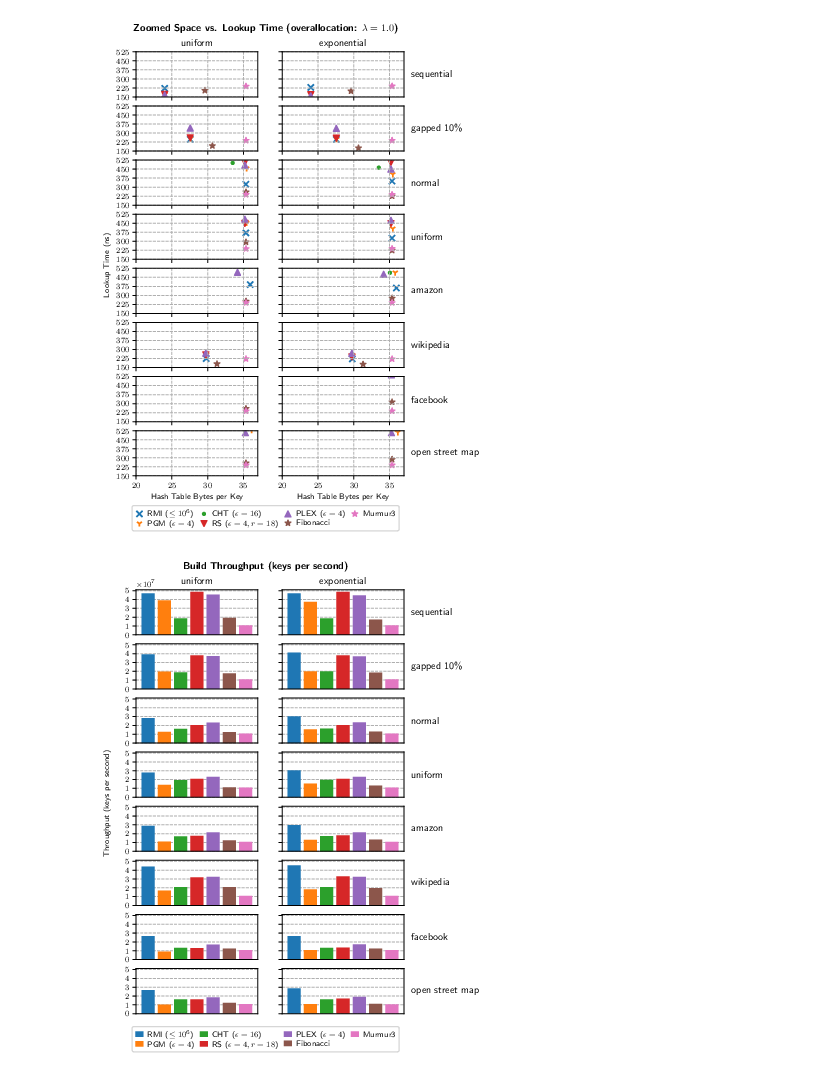
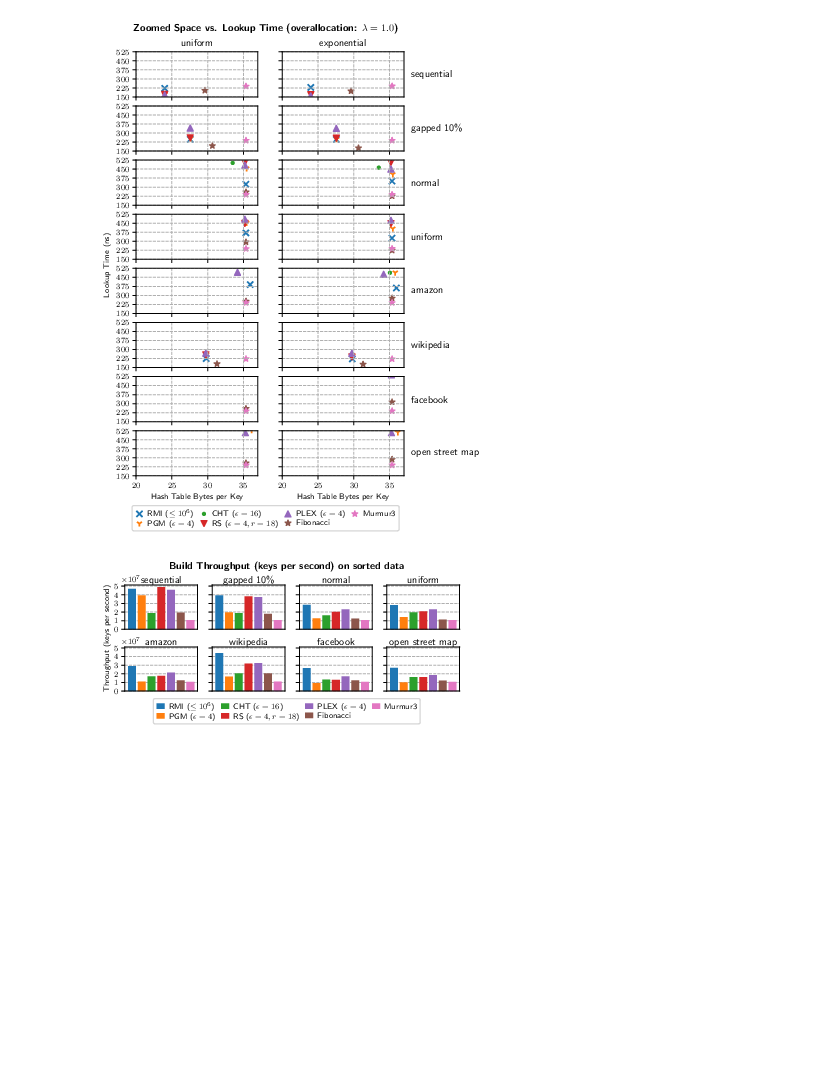
Before and after one commit to IlariaPilo/hashtable, a Jupyter notebook: results/plots_chained.ipynb, the cells around one changed output. Cells and saved outputs as stored; diff of their text form; code cells hidden in the pictures; blank space fills up the shorter version.

Commit message:
redo build throughput plot

```diff
--- a/results/plots_chained.ipynb
+++ b/results/plots_chained.ipynb
@@ -144,4 +144,11 @@ chained_df[probing_distribution] = chained_df["name"].apply(lambda x: map_probe_
 chained_df[hashtable_bytes_per_key] = chained_df.apply(lambda x: x[hashtable_bytes] / x[dataset_size], axis=1)
 chained_df[build_throughput] = chained_df.apply(lambda x: x[dataset_size] / x[build_time], axis=1)
 chained_df[[func_name, dataset, dataset_size, overallocation, probing_distribution, hashtable_bytes_per_key, hashtable_lookup, build_time, build_throughput]]
+
+unsorted_df = df[df["name"].str.startswith("BM_build")].copy(deep=True)
+unsorted_df[func_name] = unsorted_df["label"].apply(lambda x: x[0:x.find("_do_")].removeprefix("chained_"))
+unsorted_df[dataset] = unsorted_df["label"].apply(lambda x : x.split(":")[1])
+unsorted_df[dataset_order] = unsorted_df[dataset].apply(get_dataset_order)
+unsorted_df[build_throughput] = unsorted_df.apply(lambda x: x[dataset_size] / x[build_time], axis=1)
+unsorted_df[[func_name, dataset, dataset_size, overallocation, build_time, build_throughput]]
 # %% [output]
@@ -441,66 +448,54 @@ plot_chained_pareto(chained_df, overalloc=1.0, dims=[(20, 37), (150, 525)], tick
 # %% [output]
 [figure]
 # %%
-def plot_chained_build_times(data, overalloc=1.0):
-    rows = 8
-    cols = 2
+def plot_chained_build_times(data, is_sorted, overalloc=1.0):
+    rows = 2
+    cols = 4
 
-    fig, axs = plt.subplots(rows, cols, figsize=(fig_width*0.8, fig_height*rows*0.65), sharex=True, sharey=True)
+    fig, axs = plt.subplots(rows, cols, figsize=(fig_width, fig_height*rows*0.65), sharex=True, sharey=True)
     data = data[data[overallocation] == overalloc].sort_values(by=[dataset_order, dataset_size]).copy(deep=True)
     for i, (ds, df) in enumerate(data.groupby([dataset], sort=False)):
-        pad = 7.5
-        axs[i][-1].annotate(
-            dataset_name(ds),
-            xy=(0, 0.5),
-            xytext=(125 + axs[i][-1].yaxis.labelpad + pad, 0),
-            xycoords=axs[i][-1].yaxis.label,
-            textcoords='offset points',
-            size='large',
-            ha='left',
-            va='center',
-            rotation=0
+        ax = axs[int(i / cols)][i % cols]
+
+        ax.set_title(dataset_name(ds), pad=2)
+        ax.yaxis.offsetText.set_x(-0.05)
+
+        for k, (name, df) in enumerate(df.groupby([func_name], sort=False)):
+            ax.bar(data=df, x=k, height=build_throughput, label=human_func_name(name), color=get_color(name))
+
+        ax.tick_params(
+            axis='x',
+            which='both',
+            top=False,
+            bottom=False,
+            labelbottom=False
         )
-
-        for j, (probing_dist, df) in enumerate(df.groupby([probing_distribution], sort=False)):
-            ax = axs[i][j]
-            if i == 0:
-                ax.set_title(probing_dist)
-            if i > 0:
-                ax.yaxis.offsetText.set_visible(False)
-
-            ax.tick_params(
-                axis='x',
-                which='both',
-                top=False,
-                bottom=False,
-                labelbottom=False
-            )
-            ax.set_axisbelow(True)
-            ax.grid(linestyle="--", axis="y", which="major")
-            ax.set_yticks([i * 10**7 for i in [0, 1, 2, 3, 4, 5]])
-
-            for k, (name, df) in enumerate(df.groupby([func_name], sort=False)):
-                ax.bar(data=df, x=k, height=build_throughput, label=human_func_name(name), color=get_color(name))
+        ax.ticklabel_format(axis="y", style="sci", useOffset=False)
+        ax.set_yticks([i * 10**7for i in [0, 1, 2, 3, 4, 5]] if is_sorted else [i * 10**6 for i in [0, 2, 4, 6, 8]])
+        ax.set_axisbelow(True)
+        ax.grid(linestyle="--", axis="y", which="major")
 
     h, l = axs[0][0].get_legend_handles_labels()
     legend = fig.legend(
         h, l,
-        loc="lower center",
-        bbox_to_anchor=(0.5, 0.05),
+        loc="upper center",
+        bbox_to_anchor=(0.5, 0.1),
         ncol=4,
         borderpad=0.4,
         labelspacing=0.2,
         handlelength=1.0,
         handletextpad=0.5,
         columnspacing=0.7
     )
 
-    fig.suptitle(f"Build Throughput (keys per second)", y=0.93, fontweight="bold")
-    fig.text(0.03, 0.5, 'Throughput (keys per second)', va='center', rotation='vertical')
+    fig.suptitle(f"Build Throughput (keys per second) on {'' if is_sorted else 'un'}sorted data", y=1.05, fontweight="bold")
+    fig.text(0.075, 0.5, 'Throughput (keys per second)', va='center', rotation='vertical')
+    fig.subplots_adjust(hspace=0.4)
 
-    fig.savefig(f"chained_build_{overalloc}.pdf", bbox_inches="tight", dpi=300)
-    fig.savefig(f"chained_build_{overalloc}.pgf", bbox_inches="tight", dpi=300)
+    fig.savefig(f"chained_build_{is_sorted}_{overalloc}.pdf", bbox_inches="tight", dpi=300)
+    fig.savefig(f"chained_build_{is_sorted}_{overalloc}.pgf", bbox_inches="tight", dpi=300)
 
-plot_chained_build_times(chained_df)
+plot_chained_build_times(chained_df[chained_df[probing_distribution] == 'uniform'], is_sorted=True)
+plot_chained_build_times(unsorted_df, is_sorted=False)
 # %% [output]
-[figure, old version]
+[figure, new version]
```
Also changed, not shown: parts of 2 cells of this notebook.
